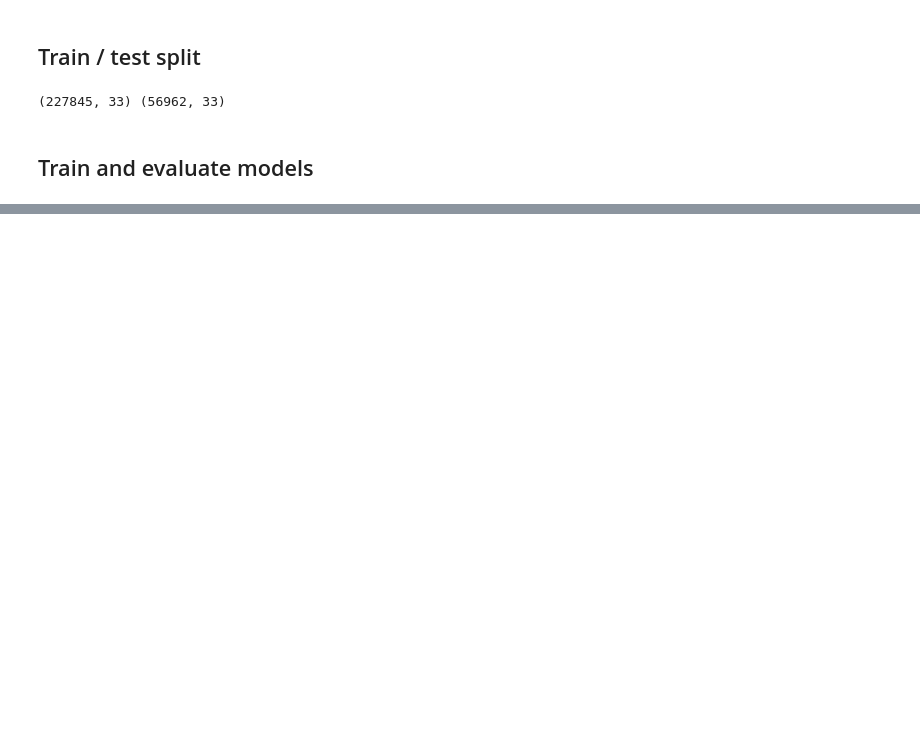
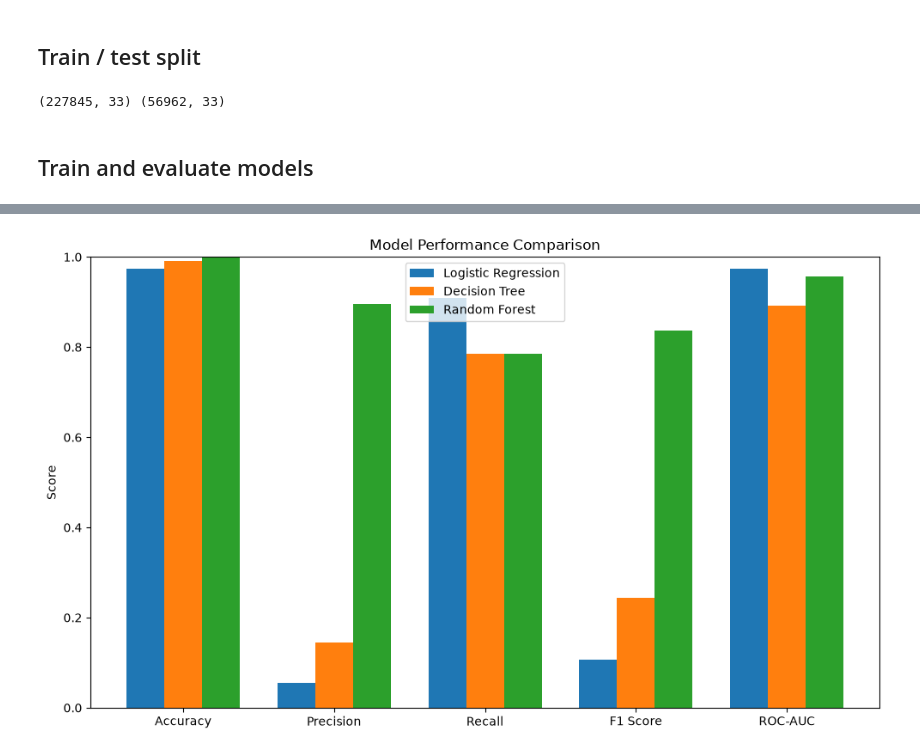
Before and after one commit to bjdawson23/Credit-Card-Fraud-and-Overdraft-Detection, a Jupyter notebook: notebooks/01_download_data.ipynb, the cells around one changed output, grey strips where cells are left out. Saved outputs shown, nothing was run; the diff lists cells and outputs as text; code cells hidden in the pictures; blank space fills up the shorter version.

```diff
--- a/notebooks/01_download_data.ipynb
+++ b/notebooks/01_download_data.ipynb
@@ -271,16 +299,0 @@ Precision, recall and F1 as the decision threshold changes.
-# %%
-from sklearn.metrics import precision_recall_curve
-
-fig, axes = plt.subplots(1, len(probas), figsize=(6 * len(probas), 4), sharey=True)
-for ax, (name, p) in zip(axes, probas.items()):
-    prec, rec, thr = precision_recall_curve(y_test, p)
-    f1 = 2 * prec[:-1] * rec[:-1] / (prec[:-1] + rec[:-1] + 1e-12)
-    ax.plot(thr, prec[:-1], label="precision")
-    ax.plot(thr, rec[:-1], label="recall")
-    ax.plot(thr, f1, label="F1")
-    ax.axvline(thr[f1.argmax()], ls="--", color="gray")
-    ax.set_title(f"{name} (best F1 {f1.max():.3f} @ {thr[f1.argmax()]:.2f})")
-    ax.legend()
-plt.tight_layout()
-plt.savefig(OUTPUT_DIR / "threshold_analysis.png", dpi=150, bbox_inches="tight")
-plt.show()
@@ -387,0 +422,25 @@ Prevalence-only baseline Brier score: 0.001717
+# %%
+import matplotlib.pyplot as plt
+
+# Create comparison visualization
+fig, ax = plt.subplots(figsize=(10, 6))
+
+metrics = ['Accuracy', 'Precision', 'Recall', 'F1 Score', 'ROC-AUC']
+x = np.arange(len(metrics))
+width = 0.25
+
+for i, model_name in enumerate(models.keys()):
+    model_results = results_df[results_df['Model'] == model_name].iloc[0]
+    values = [model_results[metric] for metric in metrics]
+    ax.bar(x + i*width, values, width, label=model_name)
+
+ax.set_ylabel('Score')
+ax.set_title('Model Performance Comparison')
+ax.set_xticks(x + width)
+ax.set_xticklabels(metrics)
+ax.legend()
+ax.set_ylim([0, 1])
+plt.tight_layout()
+plt.show()
+# %% [output]
+[figure, added]
```
Also changed, not shown: parts of 44 cells of this notebook, 2 other files.
